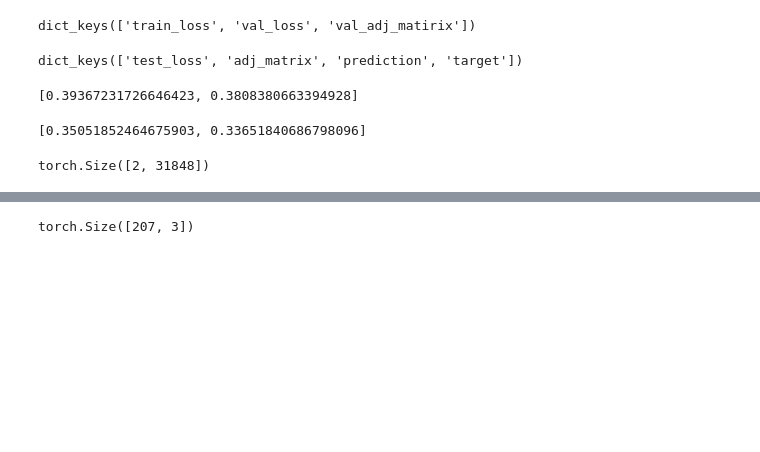
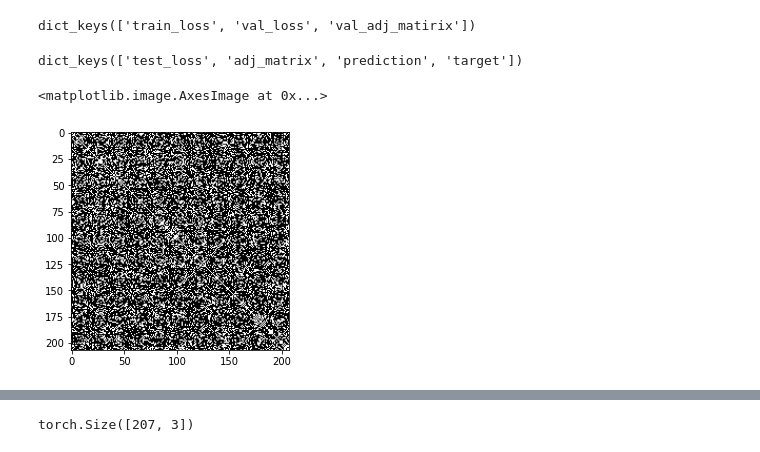
Before and after one commit to Kim-Ju-Hyeon/GSL, a Jupyter notebook: METR-LA_Result.ipynb, the cells around one changed output, grey strips where cells are left out. Saved outputs shown, nothing was run; the diff lists cells and outputs as text; code cells hidden in the pictures; blank space fills up the shorter version.

```diff
--- a/METR-LA_Result.ipynb
+++ b/METR-LA_Result.ipynb
@@ -22,7 +22,7 @@ plt.imshow(adj_matrix, cmap='Greys')
 <matplotlib.image.AxesImage at 0x...>
 [figure]
 # %%
-exp_dirs = glob('./exp/*')
+exp_dirs = glob('./exp/METR_LA/*')
 exp_dirs.sort()
 exp_dirs
 # %% [output]
@@ -46,15 +46,11 @@ dict_keys(['train_loss', 'val_loss', 'val_adj_matirix'])
 test_result.keys()
 # %% [output]
 dict_keys(['test_loss', 'adj_matrix', 'prediction', 'target'])
-# %%
-train_result['train_loss']
-# %% [output]
-[0.39367231726646423, 0.3808380663394928]
-# %%
-train_result['val_loss']
-# %% [output]
-[0.35051852464675903, 0.33651840686798096]
-# %%
-train_result['val_adj_matirix'][1].shape
-# %% [output]
-torch.Size([2, 31848])
+# %%
+learn_adj = to_dense_adj(test_result['adj_matrix'].detach().cpu())
+learn_edge_index = test_result['adj_matrix'].detach().cpu()
+# %%
+plt.imshow(learn_adj[0], cmap='Greys')
+# %% [output]
+<matplotlib.image.AxesImage at 0x...>
+[figure, added]
```
Also changed, not shown: parts of 15 cells of this notebook, 2 other files.
